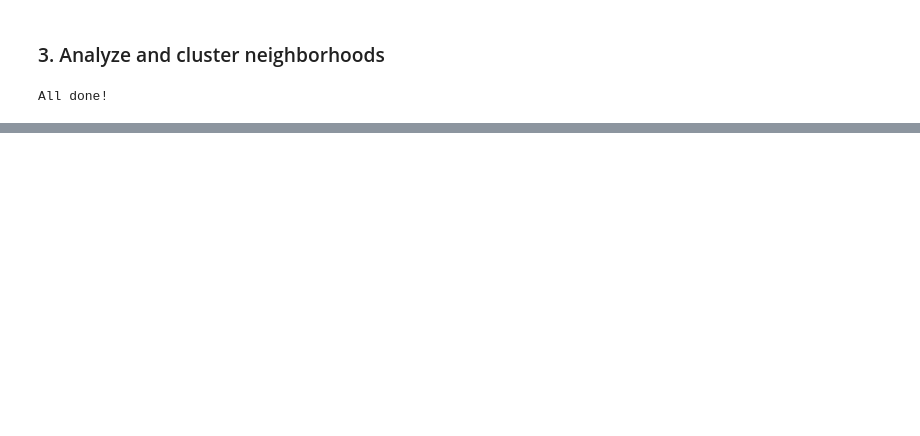
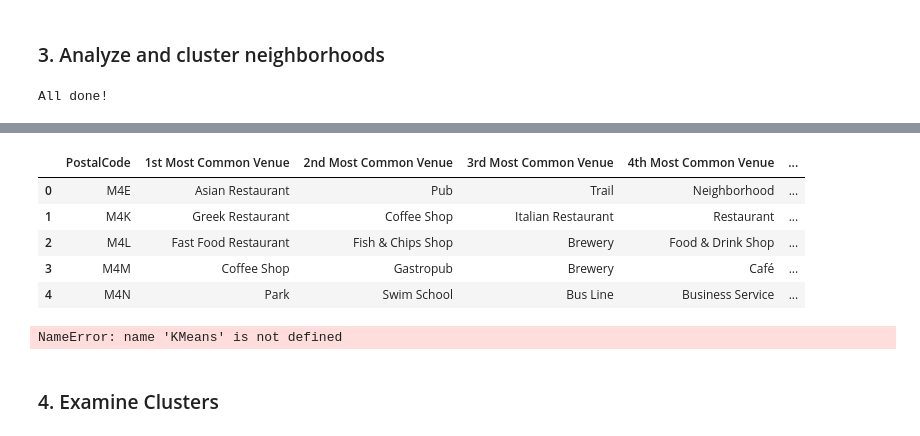
Before and after one commit to DJ3D/Coursera_Capstone, a Jupyter notebook: Toronto_Neighborhoods.ipynb, the cells around one changed output, grey strips where cells are left out. Drawn from its saved outputs; the diff is of its cells as text; code cells hidden in the pictures; blank space fills up the shorter version.

```diff
--- a/Toronto_Neighborhoods.ipynb
+++ b/Toronto_Neighborhoods.ipynb
@@ -182,0 +191,49 @@ toronto_grouped.head()
+# %%
+# define function to sort venue type by frequency of occurence
+def return_most_common_venues(row, num_top_venues):
+    row_categories = row.iloc[1:]
+    row_categories_sorted = row_categories.sort_values(ascending=False)
+
+    return row_categories_sorted.index.values[0:num_top_venues]
+# %%
+# create the dataframe containint top ten venue types for each postal code
+num_top_venues = 10
+
+indicators = ['st', 'nd', 'rd']
+
+# create columns according to number of top venues
+columns = ['PostalCode']
+for ind in np.arange(num_top_venues):
+    try:
+        columns.append('{}{} Most Common Venue'.format(ind+1, indicators[ind]))
+    except:
+        columns.append('{}th Most Common Venue'.format(ind+1))
+
+# create a new dataframe
+neighborhoods_venues_sorted = pd.DataFrame(columns=columns)
+neighborhoods_venues_sorted['PostalCode'] = toronto_grouped['PostalCode']
+
+for ind in np.arange(toronto_grouped.shape[0]):
+    neighborhoods_venues_sorted.iloc[ind, 1:] = return_most_common_venues(toronto_grouped.iloc[ind, :], num_top_venues)
+
+neighborhoods_venues_sorted.head()
+# %% [output]
+|  | PostalCode | 1st Most Common Venue | 2nd Most Common Venue | 3rd Most Common Venue | 4th Most Common Venue | ... |
+| 0 | M4E | Asian Restaurant | Pub | Trail | Neighborhood | ... |
+| 1 | M4K | Greek Restaurant | Coffee Shop | Italian Restaurant | Restaurant | ... |
+| 2 | M4L | Fast Food Restaurant | Fish & Chips Shop | Brewery | Food & Drink Shop | ... |
+| 3 | M4M | Coffee Shop | Gastropub | Brewery | Café | ... |
+| 4 | M4N | Park | Swim School | Bus Line | Business Service | ... |
+# %%
+# set number of clusters
+kclusters = 5
+
+toronto_grouped_clustering = toronto_grouped.drop('Neighborhood', 1)
+
+# run k-means clustering
+kmeans = KMeans(n_clusters=kclusters, random_state=0).fit(toronto_grouped_clustering)
+
+# check cluster labels generated for each row in the dataframe
+kmeans.labels_[0:10]
+# %% [output]
+NameError: name 'KMeans' is not defined
@@ -182,0 +274,2 @@ toronto_grouped.head()
+# %% [markdown]
+### 4. Examine Clusters
```
Also changed, not shown: parts of 14 cells of this notebook.
